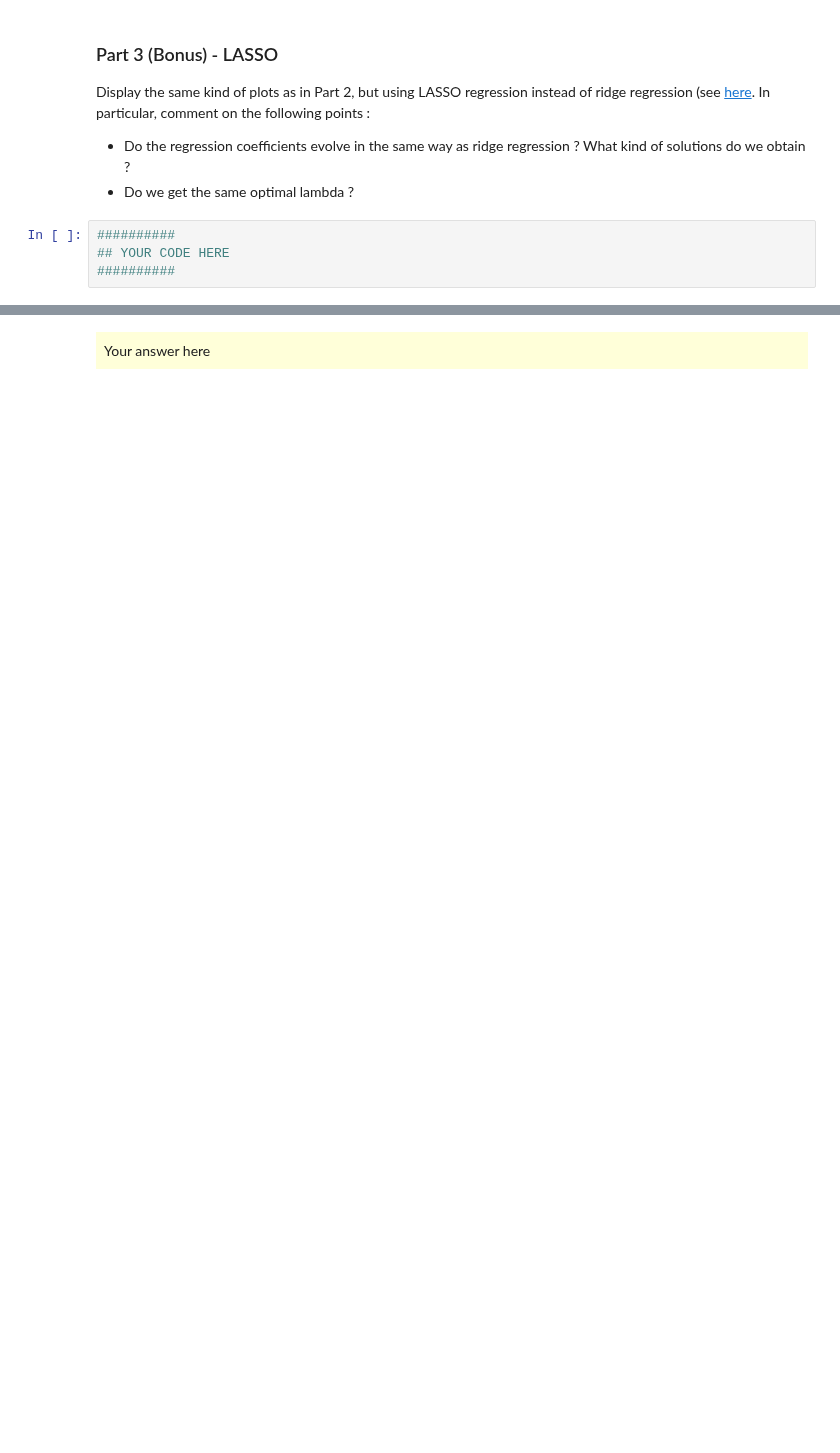
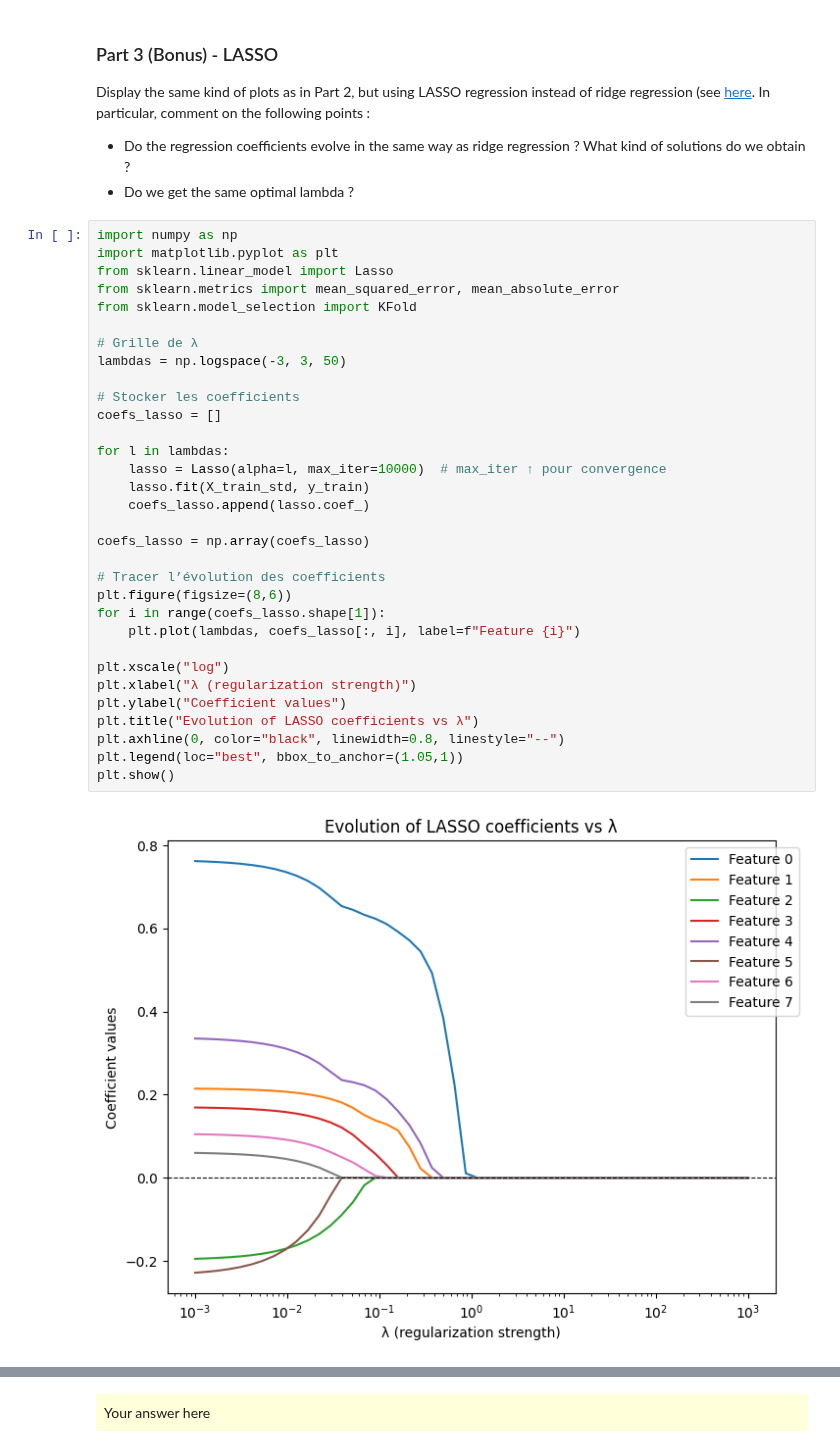
Before and after one commit to milanolivia/decision-apprentissage, a Jupyter notebook: lab1_AMORRI_MILANO/lab1.ipynb, the cells around one changed output, grey strips where cells are left out. Saved outputs shown, nothing was run; the diff lists cells and outputs as text; blank space fills up the shorter version.

```diff
--- a/lab1_AMORRI_MILANO/lab1.ipynb
+++ b/lab1_AMORRI_MILANO/lab1.ipynb
@@ -159,6 +339,36 @@ Display the same kind of plots as in Part 2, but using LASSO regression instead
 * Do the regression coefficients evolve in the same way as ridge regression ? What kind of solutions do we obtain ?
 * Do we get the same optimal lambda ?
 # %%
-##########
-## YOUR CODE HERE
-##########
+import numpy as np
+import matplotlib.pyplot as plt
+from sklearn.linear_model import Lasso
+from sklearn.metrics import mean_squared_error, mean_absolute_error
+from sklearn.model_selection import KFold
+
+# Grille de λ
+lambdas = np.logspace(-3, 3, 50)
+
+# Stocker les coefficients
+coefs_lasso = []
+
+for l in lambdas:
+    lasso = Lasso(alpha=l, max_iter=10000)  # max_iter ↑ pour convergence
+    lasso.fit(X_train_std, y_train)
+    coefs_lasso.append(lasso.coef_)
+
+coefs_lasso = np.array(coefs_lasso)
+
+# Tracer l’évolution des coefficients
+plt.figure(figsize=(8,6))
+for i in range(coefs_lasso.shape[1]):
+    plt.plot(lambdas, coefs_lasso[:, i], label=f"Feature {i}")
+
+plt.xscale("log")
+plt.xlabel("λ (regularization strength)")
+plt.ylabel("Coefficient values")
+plt.title("Evolution of LASSO coefficients vs λ")
+plt.axhline(0, color="black", linewidth=0.8, linestyle="--")
+plt.legend(loc="best", bbox_to_anchor=(1.05,1))
+plt.show()
+# %% [output]
+[figure, added]
```
Also changed, not shown: parts of 12 cells of this notebook.
